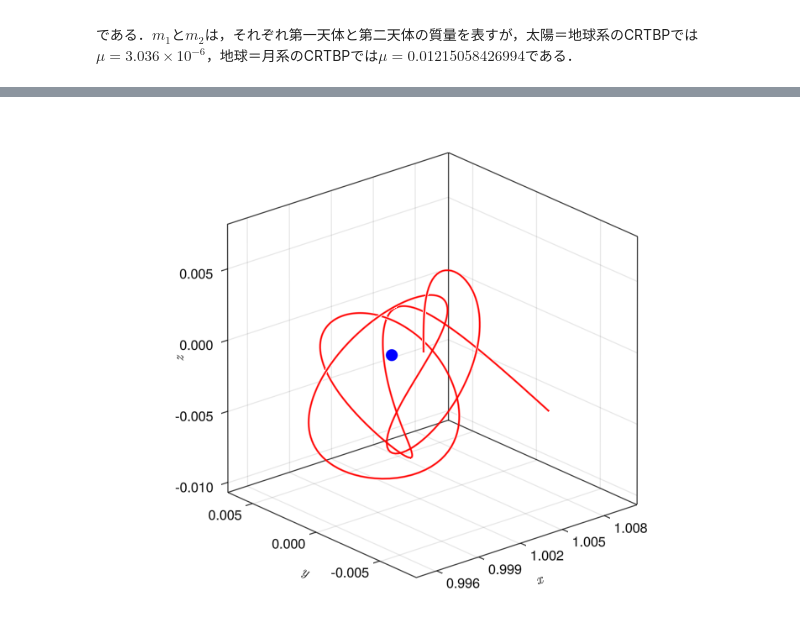
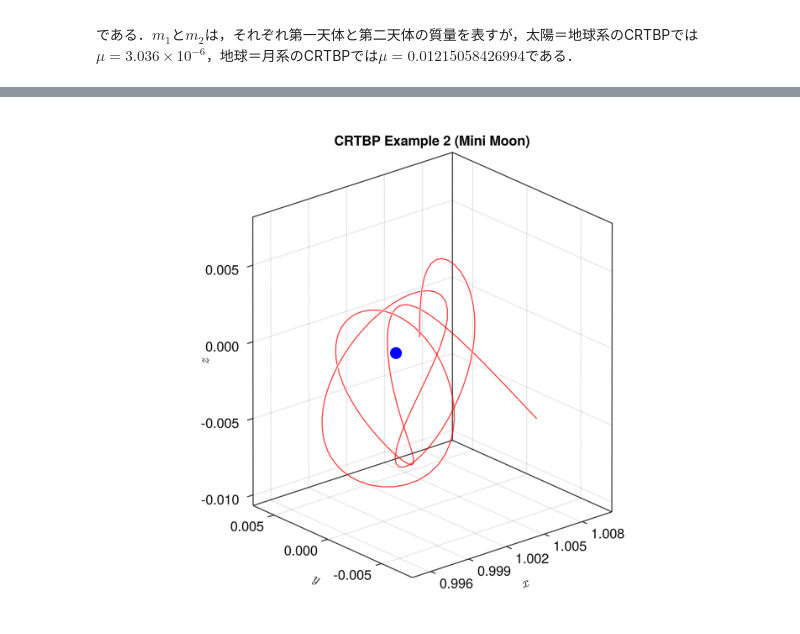
Before and after one commit to naoyaozaki/CRTBP.jl, a Jupyter notebook: work/ode_example.ipynb, the cells around one changed output, grey strips where cells are left out. Cells and saved outputs as stored; diff of their text form; code cells hidden in the pictures.

```diff
--- a/work/ode_example.ipynb
+++ b/work/ode_example.ipynb
@@ -83,0 +49,14 @@ plot(sol, vars=(1, 2, 3), title="CRTBP",
+# %%
+using LinearAlgebra
+
+# Definition of Equation of Motion of CRTBP
+function eom_crtbp!(dx,x,μ,t)
+    # Preparation
+    r1 = x[1:3] + [μ,0,0]
+    r2 = x[1:3] - [1-μ,0,0]
+    a_cori = [2*x[5],-2*x[4],0]
+    a_cf = [x[1],x[2],0]
+    # dx/dt
+    dx[1:3] = x[4:6]
+    dx[4:6] = -(1-μ)*r1/(norm(r1)^3) - μ*r2/(norm(r2)^3) + a_cori + a_cf
+end
@@ -84,43 +88,18 @@ plot(sol, vars=(1, 2, 3), title="CRTBP",
 # %%
-using ParameterizedFunctions, DifferentialEquations
-using LinearAlgebra
-using GLMakie
-GLMakie.activate!()
-Makie.inline!(true)
-
-# 常微分方程式の定義
-function crtbp!(dx,x,μ,t)
-    # Preparation
-    r1 = x[1:3] + [μ,0,0]
-    r2 = x[1:3] - [1-μ,0,0]
-    h_cori = [
-         0  2  0;
-        -2  0  0;
-         0  0  0
-    ]
-    h_cf =[
-        1  0  0;
-        0  1  0;
-        0  0  0
-    ]
-    # dx/dt
-    dx[1:3] = x[4:6]
-    dx[4:6] = -(1-μ)*r1/(norm(r1)^3) - μ*r2/(norm(r2)^3) + h_cori*x[4:6] + h_cf*x[1:3]
-end
-
 # 問題定義
 x0 = [0.995707444733282, -0.007199559925458,  0.00443836532133, 0.005316062984565,  0.006000425296496,  0.012765946563249]
 tspan = (0.0, 2*pi)
-prob = ODEProblem(crtbp!, x0, tspan, 3.036e-6)
+μ = 3.036e-6
+prob = ode.ODEProblem(eom_crtbp!, x0, tspan, μ)
 
 # 計算
-sol = solve(prob, Tsit5(), reltol=1e-10, abstol=1e-10)
+sol = ode.solve(prob, ode.TsitPap8(), reltol=1e-12, abstol=1e-12)
 
 # 描画
 fig = Figure()
-ax = Axis3(fig[1, 1]; aspect=(1, 1, 1), perspectiveness=0.0, xlabel = L"x", ylabel = L"y", zlabel=L"z")
-scatterlines!(ax, 1, 0, 0; markersize=20, color=:blue)
-lines!(ax, sol[1, :], sol[2, :], sol[3, :], linewidth=2, color=:red)
+ax = Axis3(fig[1, 1]; aspect=:data, perspectiveness=0.0,title="CRTBP Example 2 (Mini Moon)",xlabel = L"x", ylabel = L"y", zlabel=L"z")
+scatterlines!(ax, 1-μ, 0, 0; markersize=20, color=:blue)
+lines!(ax, sol[1, :], sol[2, :], sol[3, :], linewidth=1, color=:red)
 fig
 # %% [output]
-[figure, old version]
+[figure, new version]
```
Also changed, not shown: parts of 8 cells of this notebook.
